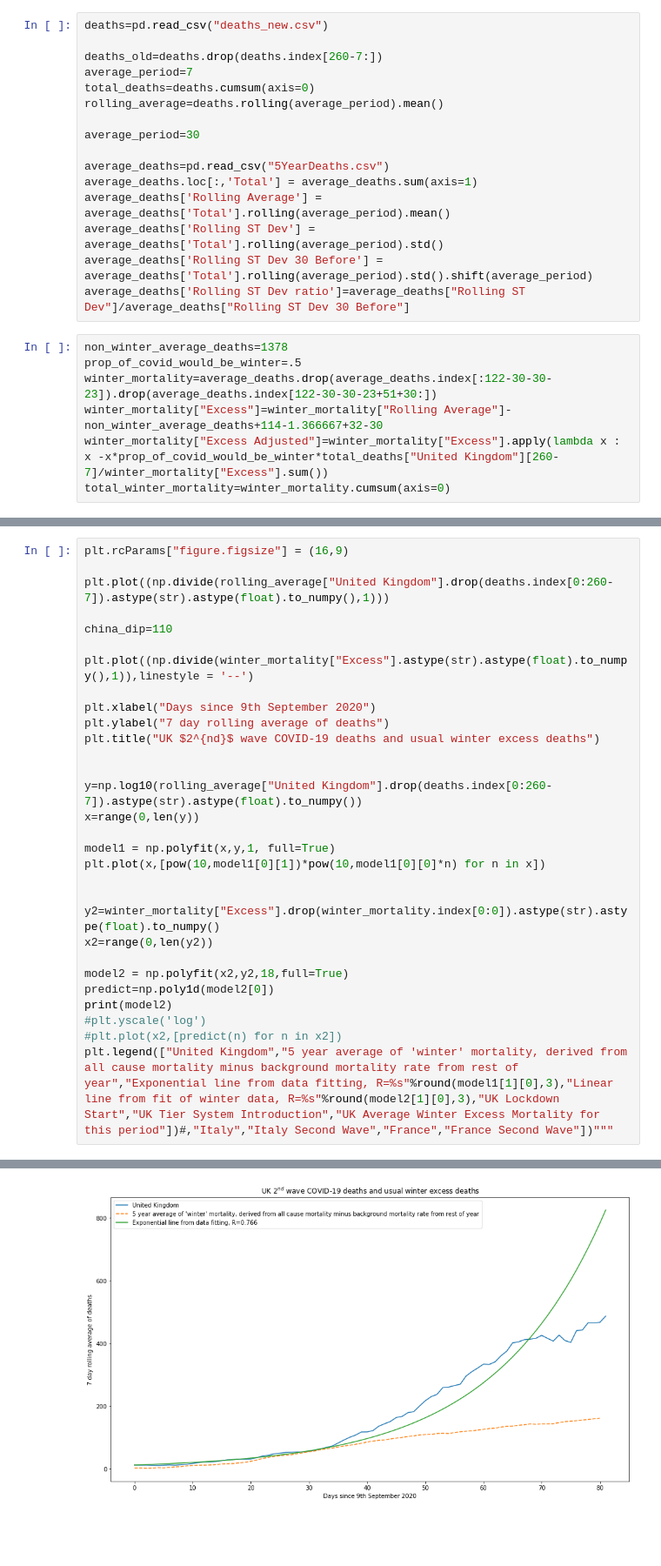
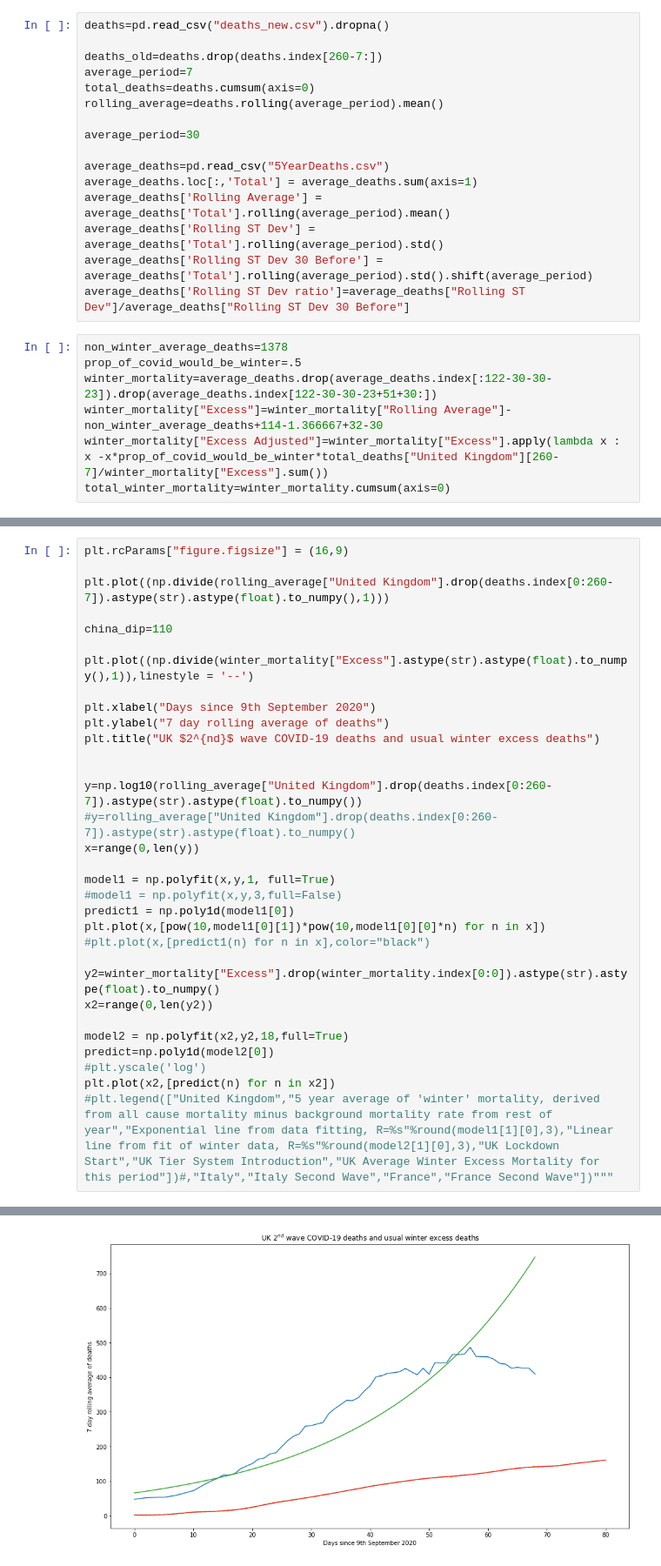
Before and after one commit to jagoosw/COVID-19-Trajectory, a Jupyter notebook: Trajectory_new.ipynb, the cells around one changed output, grey strips where cells are left out. Shown at 87% size. Drawn from its saved outputs; the diff is of its cells as text; blank space fills up the shorter version.

```diff
--- a/Trajectory_new.ipynb
+++ b/Trajectory_new.ipynb
@@ -14,7 +14,7 @@ with open("deaths_new.csv","w+") as out:
     out.write(f.text)
     out.truncate()
 # %%
-deaths=pd.read_csv("deaths_new.csv")
+deaths=pd.read_csv("deaths_new.csv").dropna()
 
 deaths_old=deaths.drop(deaths.index[260-7:])
 average_period=7
@@ -77,19 +77,21 @@ plt.title("UK $2^{nd}$ wave COVID-19 deaths and usual winter excess deaths")
 
 
 y=np.log10(rolling_average["United Kingdom"].drop(deaths.index[0:260-7]).astype(str).astype(float).to_numpy())
+#y=rolling_average["United Kingdom"].drop(deaths.index[0:260-7]).astype(str).astype(float).to_numpy()
 x=range(0,len(y))
 
 model1 = np.polyfit(x,y,1, full=True)
+#model1 = np.polyfit(x,y,3,full=False)
+predict1 = np.poly1d(model1[0])
 plt.plot(x,[pow(10,model1[0][1])*pow(10,model1[0][0]*n) for n in x])
-
+#plt.plot(x,[predict1(n) for n in x],color="black")
 
 y2=winter_mortality["Excess"].drop(winter_mortality.index[0:0]).astype(str).astype(float).to_numpy()
 x2=range(0,len(y2))
 
 model2 = np.polyfit(x2,y2,18,full=True)
 predict=np.poly1d(model2[0])
-print(model2)
 #plt.yscale('log')
-#plt.plot(x2,[predict(n) for n in x2])
-plt.legend(["United Kingdom","5 year average of 'winter' mortality, derived from all cause mortality minus background mortality rate from rest of year","Exponential line from data fitting, R=%s"%round(model1[1][0],3),"Linear line from fit of winter data, R=%s"%round(model2[1][0],3),"UK Lockdown Start","UK Tier System Introduction","UK Average Winter Excess Mortality for this period"])#,"Italy","Italy Second Wave","France","France Second Wave"])"""
+plt.plot(x2,[predict(n) for n in x2])
+#plt.legend(["United Kingdom","5 year average of 'winter' mortality, derived from all cause mortality minus background mortality rate from rest of year","Exponential line from data fitting, R=%s"%round(model1[1][0],3),"Linear line from fit of winter data, R=%s"%round(model2[1][0],3),"UK Lockdown Start","UK Tier System Introduction","UK Average Winter Excess Mortality for this period"])#,"Italy","Italy Second Wave","France","France Second Wave"])"""
 # %% [output]
@@ -106,2 +99,2 @@ plt.legend(["United Kingdom","5 year average of 'winter' mortality, derived from
-[figure, old version]
+[figure, new version]
 # %%
```
Also changed, not shown: parts of 9 cells of this notebook, 8 other files.
